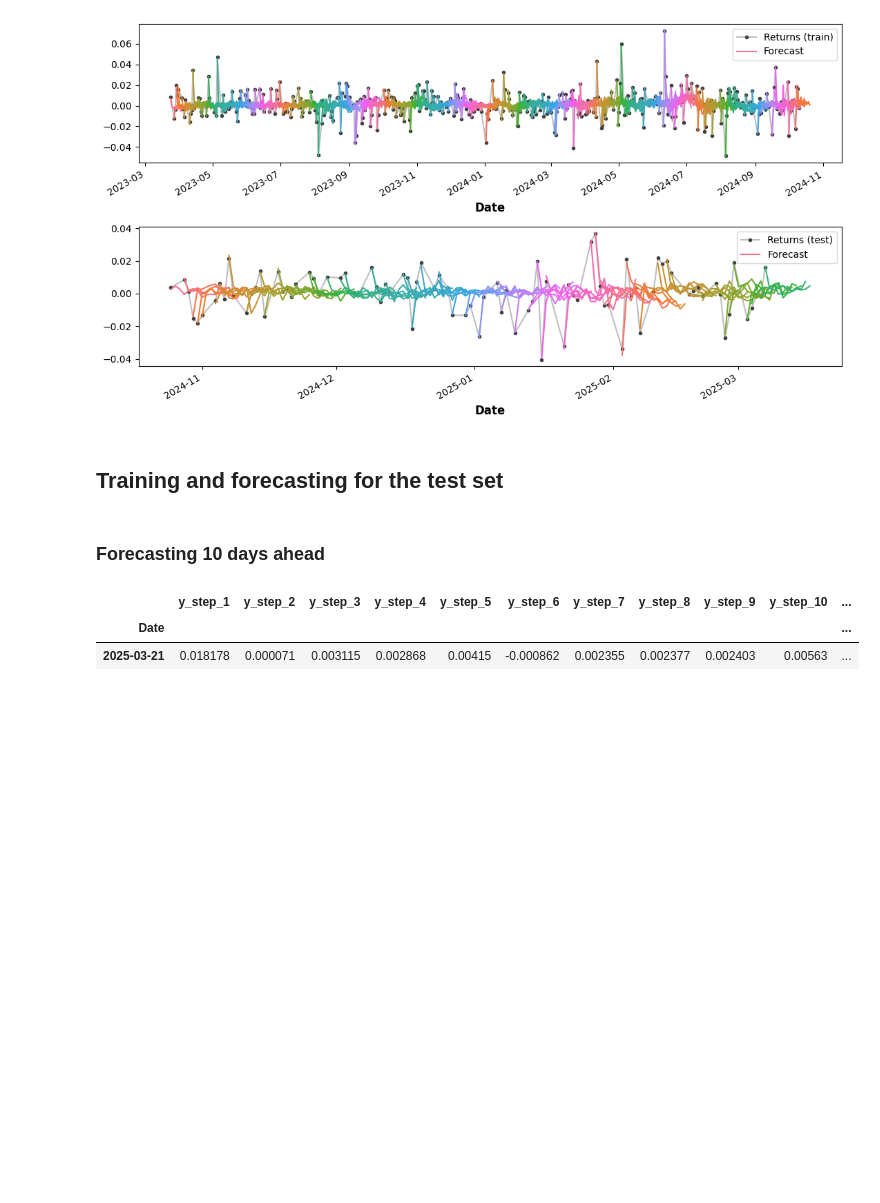
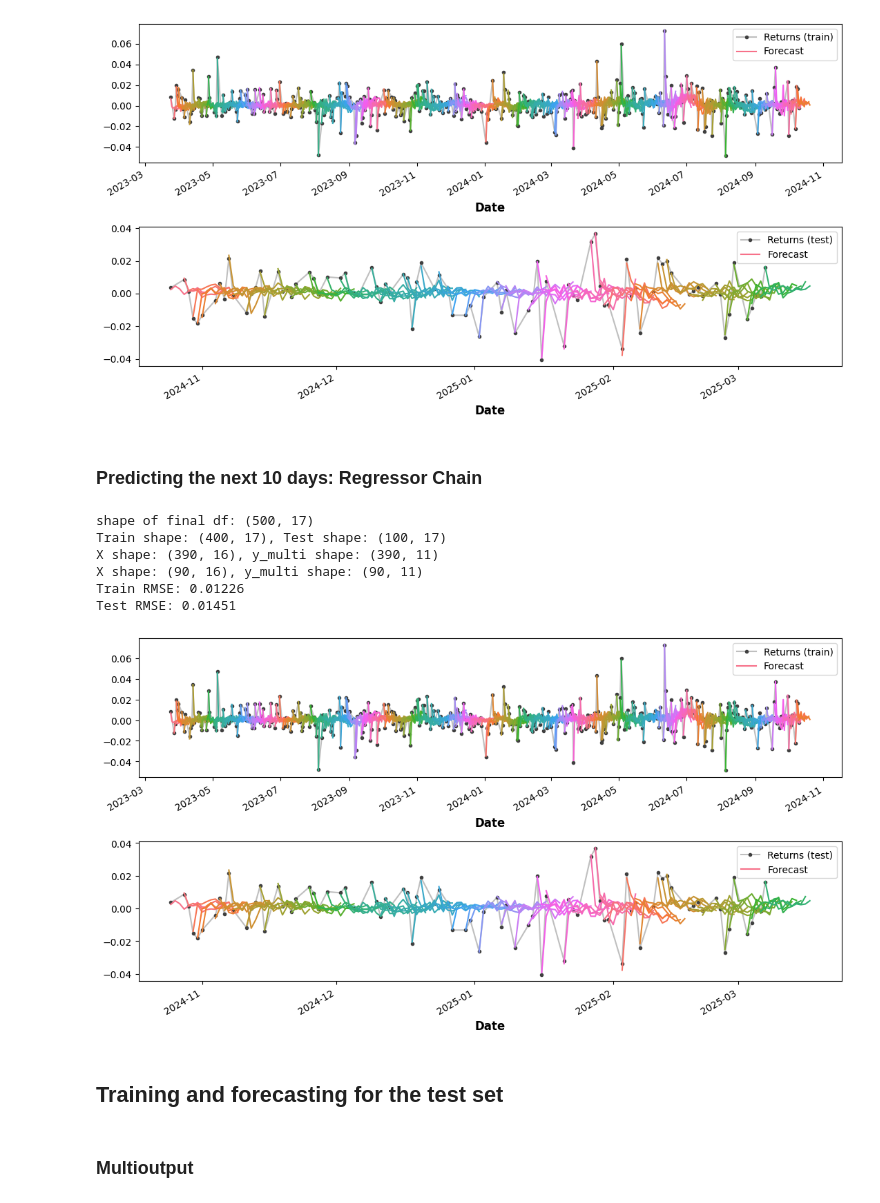
Before and after one commit to OnurKerimoglu/stocks_forecasting, a Jupyter notebook: nb/stock-price-prediction-challenge/Regression.ipynb, the cells around one changed output. Drawn from its saved outputs; the diff is of its cells as text; code cells hidden in the pictures; blank space fills up the shorter version.

Commit message:
Regression: added Regressor Chain logic and helper functions

```diff
--- a/nb/stock-price-prediction-challenge/Regression.ipynb
+++ b/nb/stock-price-prediction-challenge/Regression.ipynb
@@ -260,6 +260,10 @@ def get_X_y_multistep(df, steps=11, target='Returns', forecast_horizon=1):
     print(f'X shape: {X.shape}, y_multi shape: {y_multi.shape}')
     return X, y_multi
 # %%
+target = 'Returns'
+df = get_ticker_df('AAPL')
+df = add_indice_features(df, target=target)
+df = prepare_features(df, target=target, beta_window=10, ma_windows=[10, 20, 60], ewm_alpha=[0.1, 0.3, 0.5], lags=1, out_len=500)
 train_df, test_df = split_df(df, train_ratio=0.8)
 X_train, y_train = get_X_y_multistep(train_df, steps=11, target='Returns')
 X_test, y_test = get_X_y_multistep(test_df, steps=11, target='Returns')
@@ -358,23 +363,79 @@ evaluate_multistep(y_train, y_hat_train, y_test, y_hat_test)
 Train RMSE: 0.01226
 Test RMSE: 0.01451
 [figure]
+# %% [markdown]
+### Predicting the next 10 days: Regressor Chain
+# %%
+from sklearn.multioutput import RegressorChain
+cols2scale = ['Dollar_Vol']
+Preprocessor = ColumnTransformer(
+    transformers=[
+        ('num', MinMaxScaler(), cols2scale),
+    ],
+    remainder='passthrough'
+)
+base_model  = LinearRegression()
+model_chain = RegressorChain(estimator=base_model, order=None)
+pipeline_modelchain = Pipeline(
+    steps=[
+        ('preprocessor', Preprocessor),
+        ('model', model_chain)
+        ]
+        )
+target = 'Returns'
+df = get_ticker_df('AAPL')
+df = add_indice_features(df, target=target)
+df = prepare_features(df, target=target, beta_window=10, ma_windows=[10, 20, 60], ewm_alpha=[0.1, 0.3, 0.5], lags=1, out_len=500)
+train_df, test_df = split_df(df, train_ratio=0.8)
+X_train, y_train = get_X_y_multistep(train_df, steps=11, target='Returns')
+X_test, y_test = get_X_y_multistep(test_df, steps=11, target='Returns')
+pipeline_modelchain.fit(X_train, y_train)
+y_hat_train = pd.DataFrame(pipeline_modelchain.predict(X_train), index=y_train.index, columns=y_train.columns)
+y_hat_test = pd.DataFrame(pipeline_modelchain.predict(X_test), index=y_test.index, columns=y_test.columns)
+evaluate_multistep(y_train, y_hat_train, y_test, y_hat_test)
+# %% [output]
+shape of final df: (500, 17)
+Train shape: (400, 17), Test shape: (100, 17)
+X shape: (390, 16), y_multi shape: (390, 11)
+X shape: (90, 16), y_multi shape: (90, 11)
+Train RMSE: 0.01226
+Test RMSE: 0.01451
+[figure, added]
 # %% [markdown]
 ## Training and forecasting for the test set
-# %% [markdown]
-### Forecasting 10 days ahead
 # %%
+# Helper functions
+
 def make_forecast(df):
     X_pred = df.iloc[[-1], :]
     X_pred = X_pred.drop(columns=[target])
     y_pred = pipeline.predict(X_pred)
     y_pred = pd.DataFrame(y_pred, index=X_pred.index, columns=y_test.columns)
     return y_pred
-y_pred = make_forecast(df)
-y_pred
+
+def create_submission_file(forecasts, test_files, fnamesuffix=''):
+    if LOCAL:
+        fpath = os.path.join(rootpath, 'data', 'stock-price-prediction-challenge', 'sample_submission.csv')
+    else:
+        fpath = '/kaggle/input/stock-price-prediction-challenge/sample_submission.csv'
+    sample_submission = pd.read_csv(fpath)
+    # sample_submission
+    dates_from_sample = sample_submission['Date']
+
+    submission_df = pd.DataFrame(dates_from_sample, columns=['Date'])
+
+    for test_file in test_files:
+        predictions = forecasts[test_file].iloc[:, -10:].values.reshape(-1, 1)
+        test_no = test_file.split('_')[1]
+        col = f'Returns_{test_no}'
+        submission_df[col] = predictions
+    from datetime import datetime
+    now = datetime.now().strftime('%Y-%m-%d_%H-%M-%S')
+    fpath = f'Regression_submission{fnamesuffix}_{now}.csv'
+    submission_df.to_csv(fpath, index=False)
+    print(f'Submission file created: {fpath}')
-# %% [output]
-|  | y_step_1 | y_step_2 | y_step_3 | y_step_4 | y_step_5 | y_step_6 | y_step_7 | y_step_8 | y_step_9 | y_step_10 | ... |
-| Date |  |  |  |  |  |  |  |  |  |  | ... |
-| 2025-03-21 | 0.018178 | 0.000071 | 0.003115 | 0.002868 | 0.00415 | -0.000862 | 0.002355 | 0.002377 | 0.002403 | 0.00563 | ... |
+# %% [markdown]
+### Multioutput
 # %%
 def build_pipeline():
     cols2scale = ['Dollar_Vol']
```
Also changed, not shown: parts of 10 cells of this notebook.
